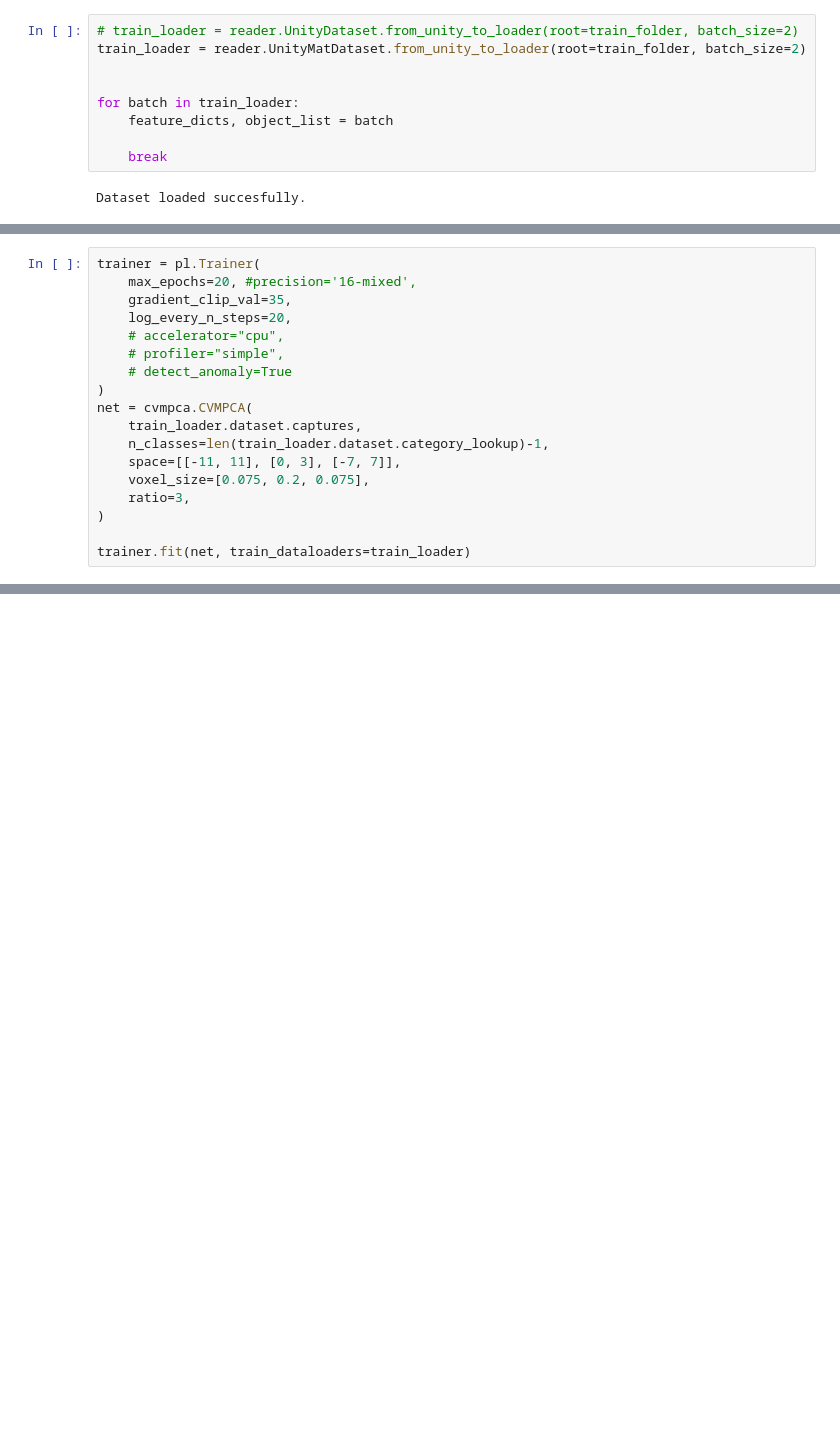
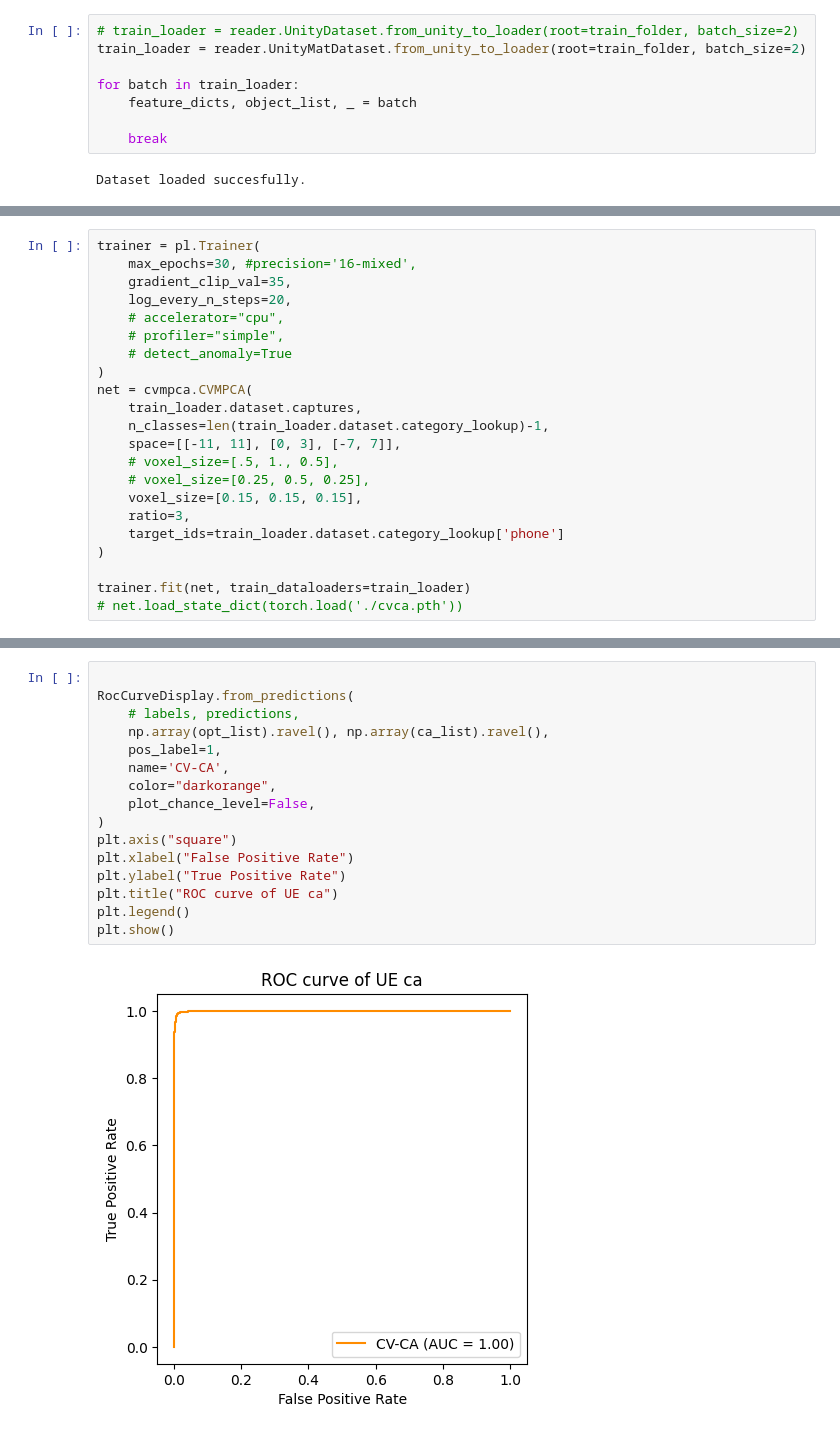
Before and after one commit to LeonardMendicantBias/CV-MPCA, a Jupyter notebook: src/testing_main.ipynb, the cells around one changed output, grey strips where cells are left out. Saved outputs shown, nothing was run; the diff lists cells and outputs as text; blank space fills up the shorter version.

```diff
--- a/src/testing_main.ipynb
+++ b/src/testing_main.ipynb
@@ -58,9 +64,8 @@ train_folder = 'D:/Unity/dataset/solo'
 # train_loader = reader.UnityDataset.from_unity_to_loader(root=train_folder, batch_size=2)
 train_loader = reader.UnityMatDataset.from_unity_to_loader(root=train_folder, batch_size=2)
 
-
 for batch in train_loader:
-    feature_dicts, object_list = batch
+    feature_dicts, object_list, _ = batch
 
     break
 # %% [output]
@@ -68,6 +84,6 @@ Dataset loaded succesfully.
 # %%
 trainer = pl.Trainer(
-    max_epochs=20, #precision='16-mixed',
+    max_epochs=30, #precision='16-mixed',
     gradient_clip_val=35,
     log_every_n_steps=20,
     # accelerator="cpu",
@@ -78,11 +94,15 @@ net = cvmpca.CVMPCA(
     train_loader.dataset.captures,
     n_classes=len(train_loader.dataset.category_lookup)-1,
     space=[[-11, 11], [0, 3], [-7, 7]],
-    voxel_size=[0.075, 0.2, 0.075],
+    # voxel_size=[.5, 1., 0.5],
+    # voxel_size=[0.25, 0.5, 0.25],
+    voxel_size=[0.15, 0.15, 0.15],
     ratio=3,
+    target_ids=train_loader.dataset.category_lookup['phone']
 )
 
 trainer.fit(net, train_dataloaders=train_loader)
+# net.load_state_dict(torch.load('./cvca.pth'))
 # %% [output]
 GPU available: True (cuda), used: True
 TPU available: False, using: 0 TPU cores
@@ -142,0 +260,18 @@ array([       inf, 0.99731917, 0.99019287, 0.97464445, 0.93735576,
+# %%
+
+RocCurveDisplay.from_predictions(
+    # labels, predictions,
+    np.array(opt_list).ravel(), np.array(ca_list).ravel(),
+    pos_label=1,
+    name='CV-CA',
+    color="darkorange",
+    plot_chance_level=False,
+)
+plt.axis("square")
+plt.xlabel("False Positive Rate")
+plt.ylabel("True Positive Rate")
+plt.title("ROC curve of UE ca")
+plt.legend()
+plt.show()
+# %% [output]
+[figure, added]
```
Also changed, not shown: parts of 15 cells of this notebook, 23 other files.
